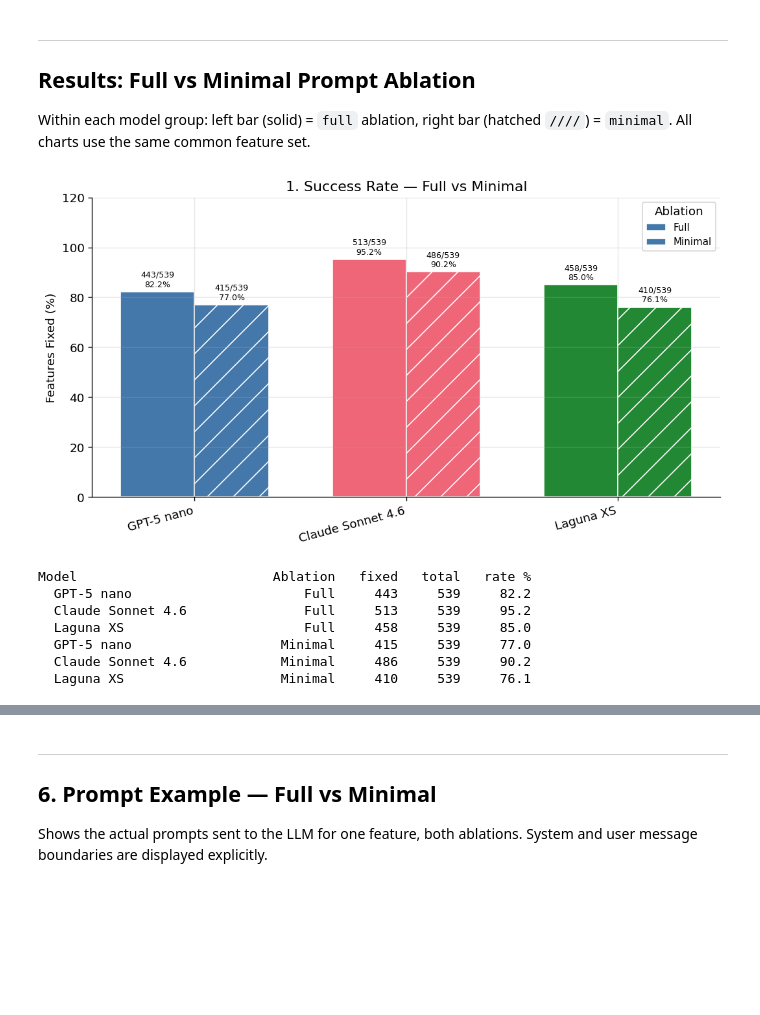
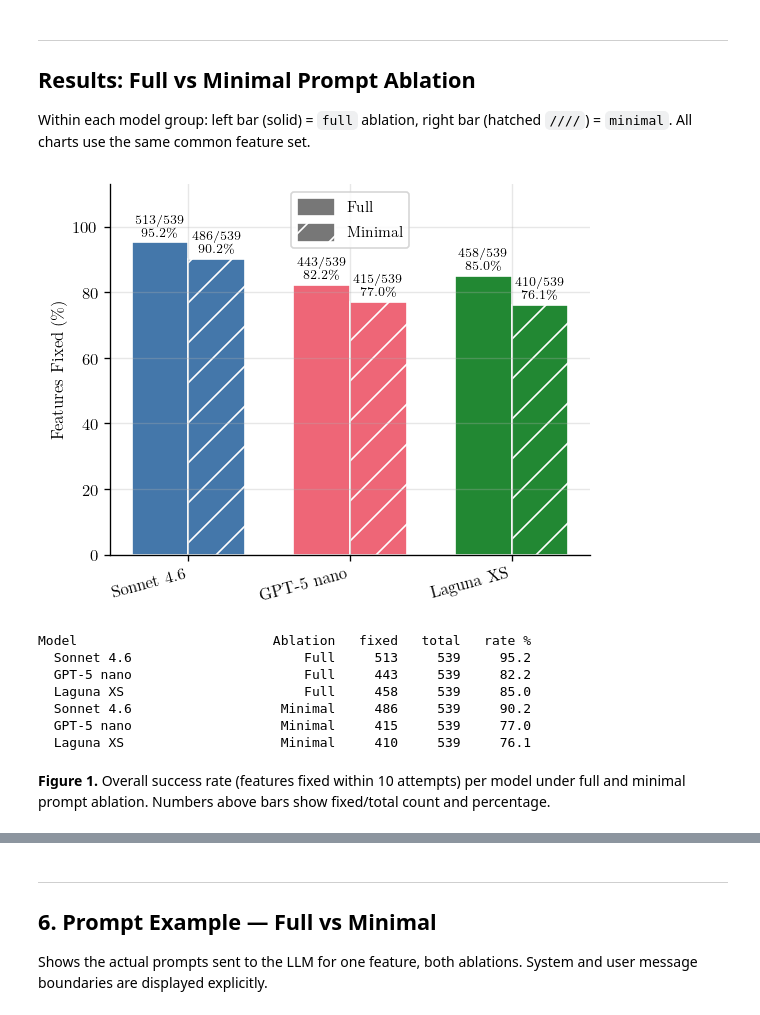
Before and after one commit to alschena/eiffel-tools, a Jupyter notebook: draft-paper/experiments/analysis.ipynb, the cells around one changed output, grey strips where cells are left out. Cells and saved outputs as stored; diff of their text form; code cells hidden in the pictures; blank space fills up the shorter version.

```diff
--- a/draft-paper/experiments/analysis.ipynb
+++ b/draft-paper/experiments/analysis.ipynb
@@ -27,13 +52,13 @@ plt.rcParams.update({
 # %%
 # ── Configuration ─────────────────────────────────────────────────────────────
 MODELS = [
+    "anthropic/claude-sonnet-4.6",
     "openai/gpt-5-nano",
-    "anthropic/claude-sonnet-4.6",
     "poolside/laguna-xs.2:free",
 ]
 MODEL_LABELS = {
     "openai/gpt-5-nano":           "GPT-5 nano",
-    "anthropic/claude-sonnet-4.6": "Claude Sonnet 4.6",
+    "anthropic/claude-sonnet-4.6": "Sonnet 4.6",
     "poolside/laguna-xs.2:free":   "Laguna XS",
 }
 ABLATIONS       = ["full", "minimal"]
@@ -145,7 +198,7 @@ for m in MODELS:
                     ix_rows.append({"model": m, "label": MODEL_LABELS[m], "wait": t})
 df_ix = pd.DataFrame(ix_rows)
 
-fig, axes = plt.subplots(1, 2, figsize=(13, 5))
+fig, axes = plt.subplots(1, 2, figsize=(4.8, 2.0))
 
 ax = axes[0]
 box_data = [df_ix[df_ix["model"] == m]["wait"].values for m in MODELS]
@@ -157,7 +210,6 @@ for patch, c in zip(bp["boxes"], COLORS):
     patch.set_facecolor(c)
 ax.set_xticklabels([MODEL_LABELS[m] for m in MODELS], rotation=15, ha="right")
 ax.set_ylabel("OpenRouter wait time per attempt (s)")
-ax.set_title("OpenRouter Wait Time per Attempt (both ablations combined)")
 for i, (m, d) in enumerate(zip(MODELS, box_data), 1):
     if len(d):
         ax.text(i, -ax.get_ylim()[1] * 0.06,
@@ -171,8 +223,7 @@ for i, m in enumerate(MODELS):
     cdf = np.arange(1, len(d) + 1) / len(d) * 100
     ax.plot(d, cdf, color=COLORS[i], linewidth=2, label=MODEL_LABELS[m])
 ax.set_xlabel("OpenRouter wait time per attempt (s)")
-ax.set_ylabel("Cumulative % of attempts")
-ax.set_title("CDF of OpenRouter Wait Time per Attempt")
+ax.set_ylabel("Cumulative \\% of attempts")
 ax.set_ylim(0, 108)
 ax.legend(fontsize=9)
 for i, m in enumerate(MODELS):
@@ -184,7 +235,7 @@ for i, m in enumerate(MODELS):
         ax.axvline(v, color=COLORS[i], linestyle=ls, linewidth=1, alpha=0.5)
 
 plt.tight_layout()
-plt.savefig("analysis_or_queue.png", bbox_inches="tight")
+plt.savefig("analysis_or_queue.pdf", bbox_inches="tight")
 plt.show()
 
 print(f"{'Model':<30} {'attempts':>8}  {'p50':>7}  {'p75':>7}  {'p95':>7}  {'max':>7}")
@@ -209,50 +262,57 @@ Within each model group: left bar (solid) = `full` ablation, right bar (hatched
 All charts use the same common feature set.
 # %%
 ### 1.  Success Rate
-fig, ax = plt.subplots(figsize=(9, 5))
+from matplotlib.patches import Patch
+
+fig, ax = plt.subplots(figsize=(4.8, 3.8))
 
 n_m = len(MODELS)
 n_a = len(ABLATIONS)
 group_w = 0.7
 bar_w   = group_w / n_a
 x = np.arange(n_m)
 
 for ai, abl in enumerate(ABLATIONS):
     offset  = (ai - n_a / 2 + 0.5) * bar_w
     n_succ  = [sum(r["success"] for r in data_ma[(m, abl)]) for m in MODELS]
     n_total = [len(data_ma[(m, abl)]) for m in MODELS]
     rates   = [s / t * 100 if t else 0 for s, t in zip(n_succ, n_total)]
     bars = ax.bar(x + offset, rates, bar_w,
-                  color=COLORS, hatch=ABLATION_HATCH[abl], edgecolor="white",
-                  label=ABLATION_LABELS[abl])
+                  color=COLORS, hatch=ABLATION_HATCH[abl], edgecolor="white")
     for bar, s, t, r in zip(bars, n_succ, n_total, rates):
         ax.text(bar.get_x() + bar.get_width() / 2, bar.get_height() + 1.2,
-                f"{s}/{t}\n{r:.1f}%", ha="center", va="bottom", fontsize=7.5)
+                f"{s}/{t}\n{r:.1f}\\%", ha="center", va="bottom", fontsize=7.5)
 
 ax.set_xticks(x)
 ax.set_xticklabels([MODEL_LABELS[m] for m in MODELS], rotation=15, ha="right")
-ax.set_ylabel("Features Fixed (%)")
-ax.set_ylim(0, 120)
-ax.set_title("1. Success Rate — Full vs Minimal")
-ax.legend(title="Ablation", fontsize=9)
+ax.set_ylabel("Features Fixed (\\%)")
+ax.set_yticks([0, 20, 40, 60, 80, 100])
+ax.set_ylim(0, 113)
+
+ablation_handles = [Patch(facecolor="#777777", hatch=ABLATION_HATCH[abl],
+                          edgecolor="white", label=ABLATION_LABELS[abl])
+                    for abl in ABLATIONS]
+ax.legend(handles=ablation_handles, fontsize=9, handlelength=2.5, handleheight=1.5)
 
 plt.tight_layout()
-plt.savefig("analysis_1_success.png", bbox_inches="tight")
+plt.savefig("analysis_1_success.pdf", bbox_inches="tight")
 plt.show()
 
 print(f"\n{'Model':<28}  {'Ablation':>8}  {'fixed':>6}  {'total':>6}  {'rate %':>7}")
 for abl in ABLATIONS:
     for m in MODELS:
         recs = data_ma[(m, abl)]
         s = sum(r["success"] for r in recs)
         t = len(recs)
         print(f"  {MODEL_LABELS[m]:<26}  {ABLATION_LABELS[abl]:>8}  {s:>6}  {t:>6}  {s/t*100:>7.1f}")
 # %% [output]
-[figure, old version]
+[figure, new version]
 Model                         Ablation   fixed   total   rate %
+  Sonnet 4.6                      Full     513     539     95.2
   GPT-5 nano                      Full     443     539     82.2
-  Claude Sonnet 4.6               Full     513     539     95.2
   Laguna XS                       Full     458     539     85.0
+  Sonnet 4.6                   Minimal     486     539     90.2
   GPT-5 nano                   Minimal     415     539     77.0
-  Claude Sonnet 4.6            Minimal     486     539     90.2
   Laguna XS                    Minimal     410     539     76.1
+# %% [markdown]
+**Figure 1.** Overall success rate (features fixed within 10 attempts) per model under full and minimal prompt ablation. Numbers above bars show fixed/total count and percentage.
```
Also changed, not shown: parts of 32 cells of this notebook, 10 other files.
